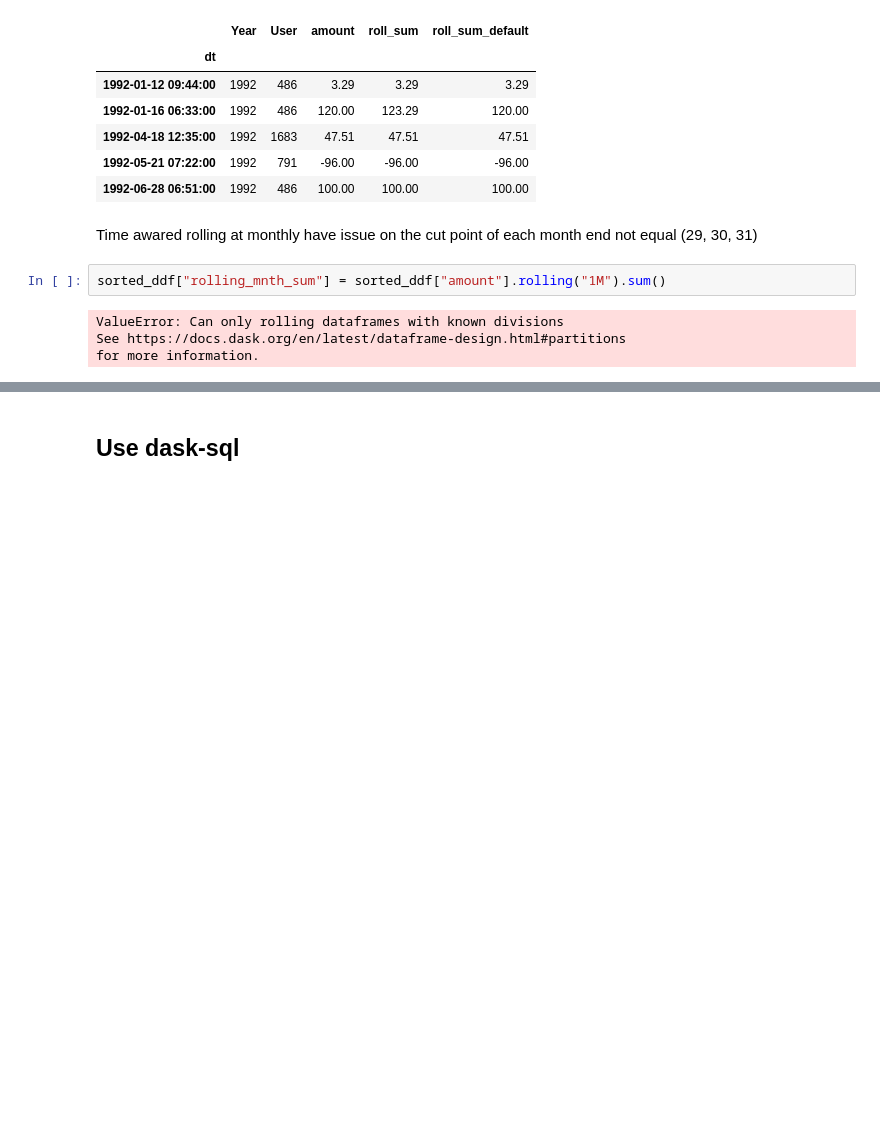
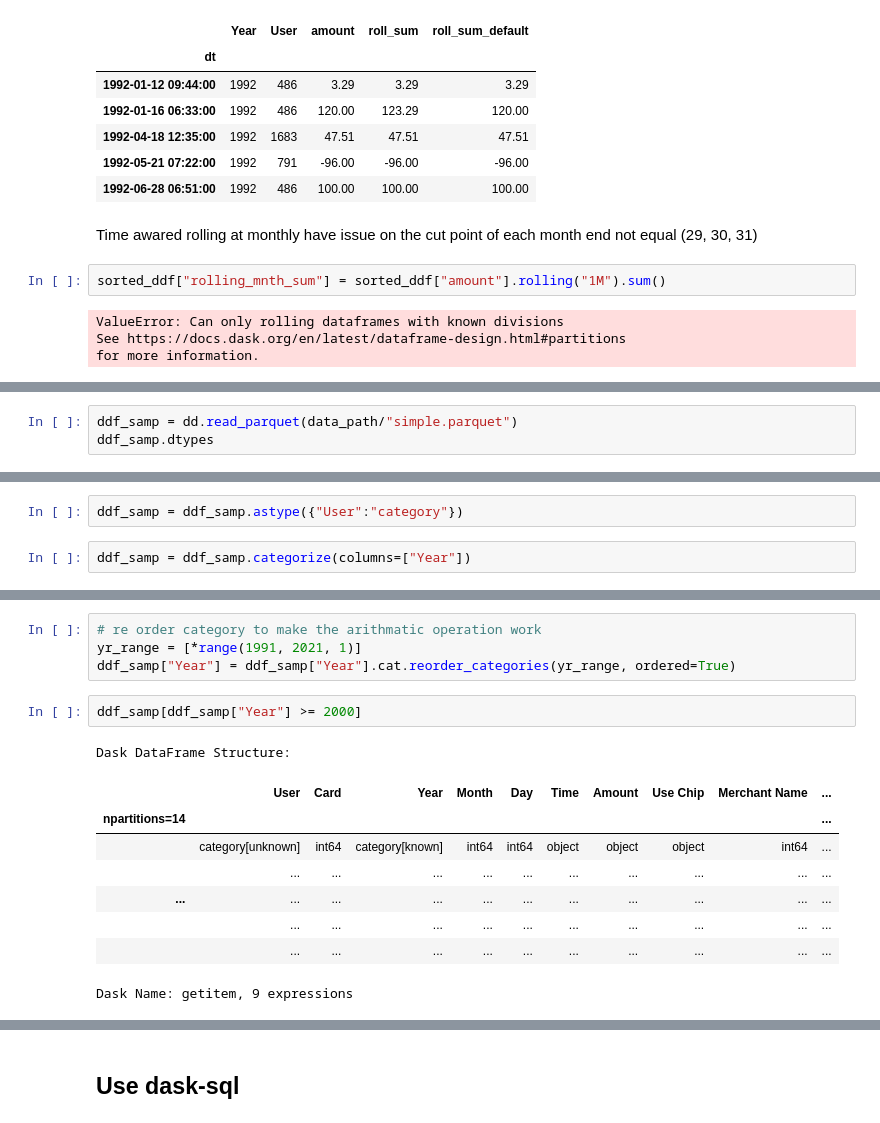
Before and after one commit to pbdanny/PythonProject, a Jupyter notebook: Dask/notebook/dask_compute.ipynb, the cells around one changed output, grey strips where cells are left out. Saved outputs shown, nothing was run; the diff lists cells and outputs as text; blank space fills up the shorter version.

```diff
--- a/Dask/notebook/dask_compute.ipynb
+++ b/Dask/notebook/dask_compute.ipynb
@@ -714,0 +735,3 @@ for more information.
+# %%
+ddf_samp = dd.read_parquet(data_path/"simple.parquet")
+ddf_samp.dtypes
@@ -714,0 +757,4 @@ for more information.
+# %%
+ddf_samp = ddf_samp.astype({"User":"category"})
+# %%
+ddf_samp = ddf_samp.categorize(columns=["Year"])
@@ -714,0 +836,16 @@ for more information.
+# %%
+# re order category to make the arithmatic operation work
+yr_range = [*range(1991, 2021, 1)]
+ddf_samp["Year"] = ddf_samp["Year"].cat.reorder_categories(yr_range, ordered=True)
+# %%
+ddf_samp[ddf_samp["Year"] >= 2000]
+# %% [output]
+Dask DataFrame Structure:
+|  | User | Card | Year | Month | Day | Time | Amount | Use Chip | Merchant Name | ... |
+| npartitions=14 |  |  |  |  |  |  |  |  |  | ... |
+|  | category[unknown] | int64 | category[known] | int64 | int64 | object | object | object | int64 | ... |
+|  | ... | ... | ... | ... | ... | ... | ... | ... | ... | ... |
+| ... | ... | ... | ... | ... | ... | ... | ... | ... | ... | ... |
+|  | ... | ... | ... | ... | ... | ... | ... | ... | ... | ... |
+|  | ... | ... | ... | ... | ... | ... | ... | ... | ... | ... |
+Dask Name: getitem, 9 expressions
```
Also changed, not shown: parts of 39 cells of this notebook, 2 other files.
